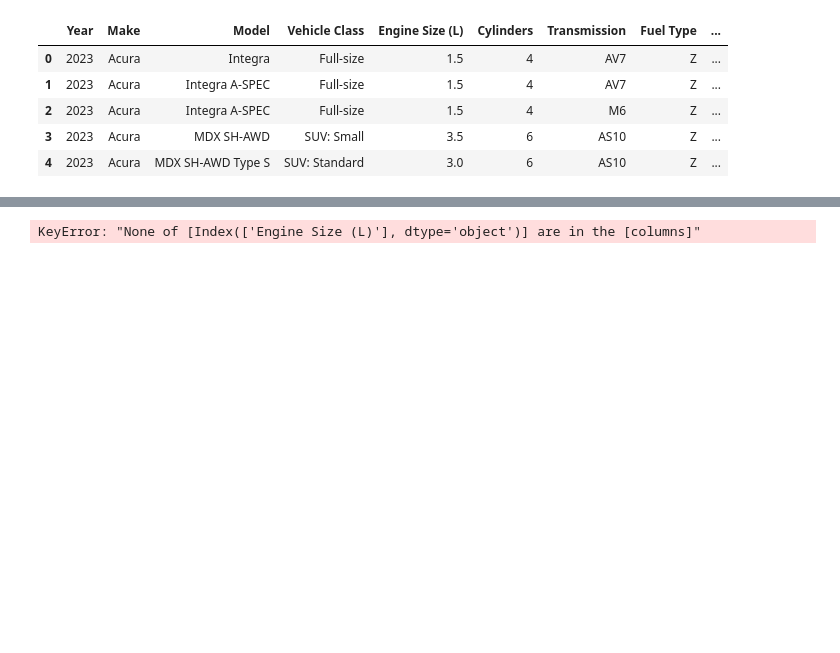
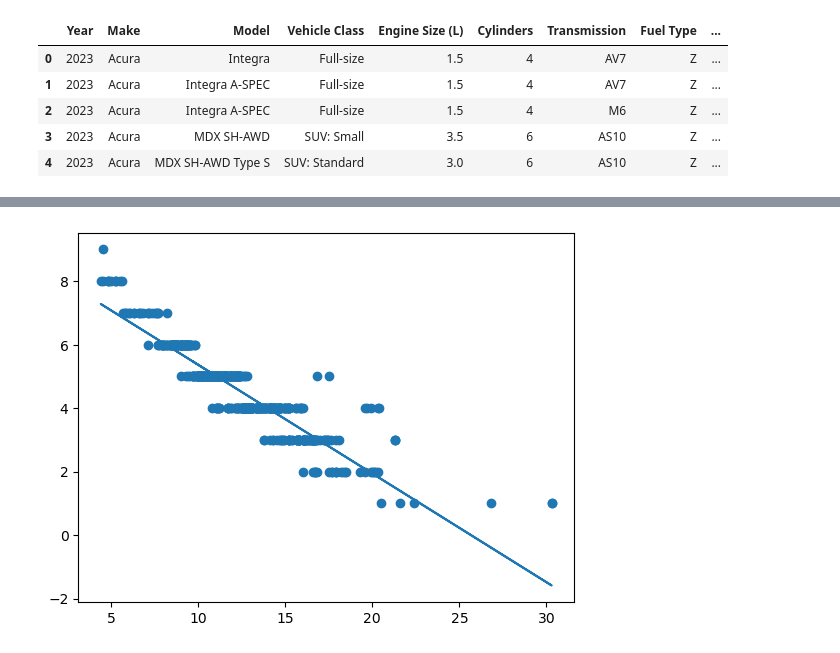
Before and after one commit to EnriqueGranadosMartinez/fuel, a Jupyter notebook: fuel_kike/fuel.ipynb, the cells around one changed output, grey strips where cells are left out. Cells and saved outputs as stored; diff of their text form; code cells hidden in the pictures; blank space fills up the shorter version.

```diff
--- a/fuel_kike/fuel.ipynb
+++ b/fuel_kike/fuel.ipynb
@@ -38,20 +38,19 @@ plt.show()
 # %%
-
-x = dataframe[['Engine Size (L)']].values
-y = dataframe['Hwy (L/100 km)']
+x = dataframe_limpio[['fuel_consumption_100']].values
+y = dataframe['co2_rating']
 
 from sklearn.model_selection import train_test_split
 x_train, x_test, y_train, y_test = train_test_split(x,y, test_size=0.30, random_state=0)
 
 from sklearn.linear_model import LinearRegression
 regressor = LinearRegression()
 regressor.fit(x_train, y_train)
 
 plt.scatter(x_train, y_train)
 plt.plot(x_train, regressor.predict(x_train))
 plt.show()
 # %% [output]
-KeyError: "None of [Index(['Engine Size (L)'], dtype='object')] are in the [columns]"
+[figure, added]
 # %%
 engine = np.array([[7.5]])  # Importante que esté en formato 2D
 litros_estimados = regressor.predict(engine)
```
Also changed, not shown: parts of 2 cells of this notebook.
